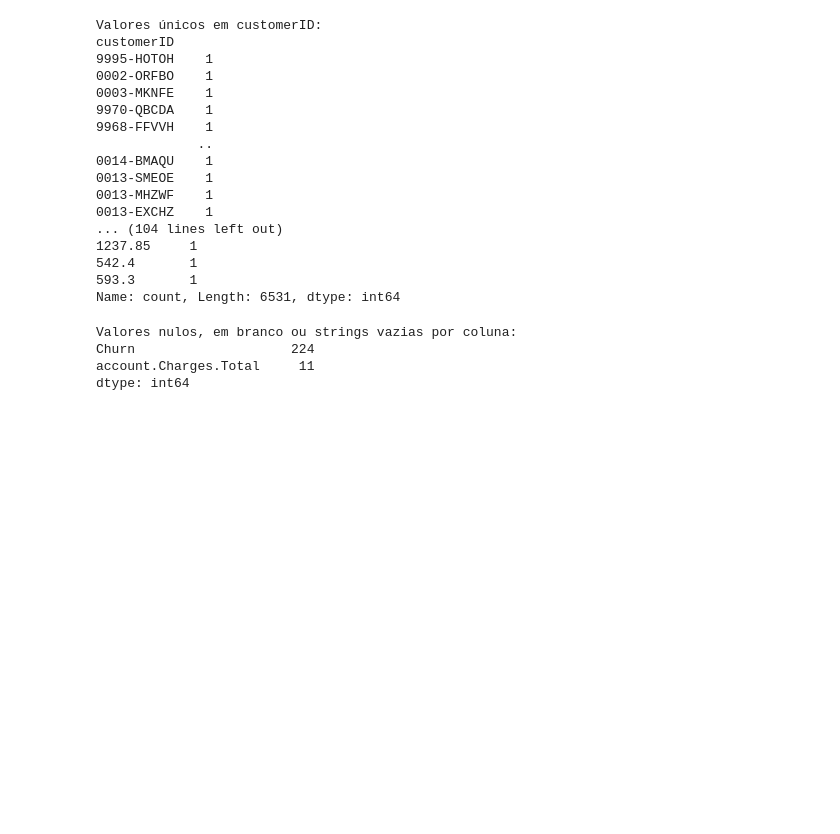
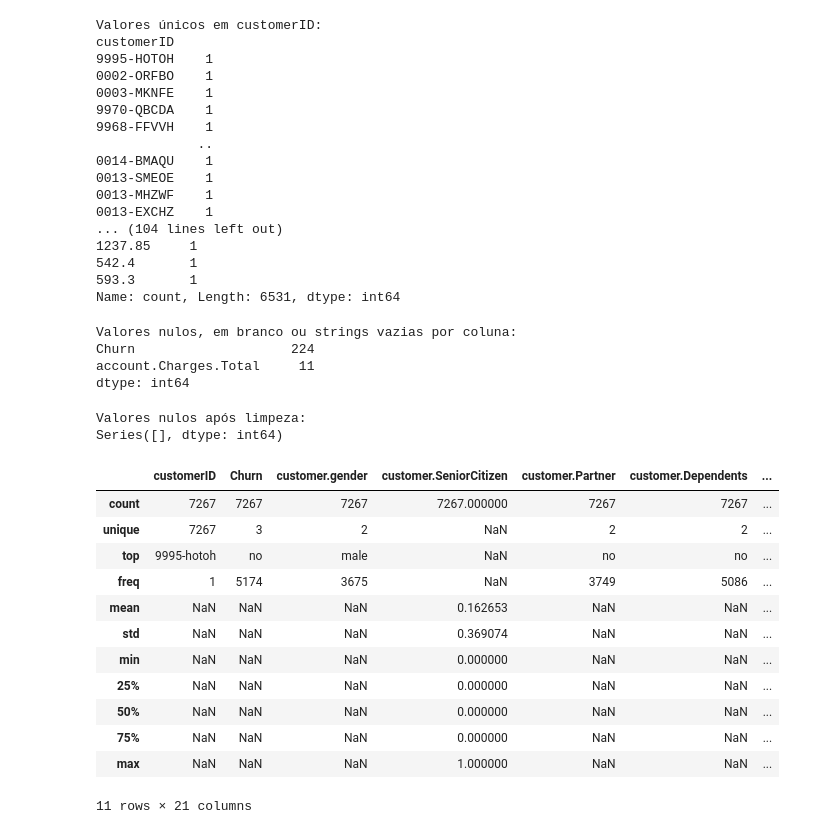
Before and after one commit to DuillesAD/Challenge-Telecon-X-analise-de-dados, a Jupyter notebook: Challenge_Telecon_X_analise_de_dados.ipynb, the cells around one changed output. Drawn from its saved outputs; the diff is of its cells as text; code cells hidden in the pictures; blank space fills up the shorter version.

```diff
--- a/Challenge_Telecon_X_analise_de_dados.ipynb
+++ b/Challenge_Telecon_X_analise_de_dados.ipynb
@@ -105,3 +105,37 @@ Valores nulos, em branco ou strings vazias por coluna:
 Churn                    224
 account.Charges.Total     11
 dtype: int64
+# %%
+# Remover linhas duplicadas
+df = df.drop_duplicates()
+# %%
+# identificar e substituir strings vazias por NaN
+df.replace(r"^\s*$", np.nan, regex=True, inplace=True)
+# %%
+# Padronizar textos (remover espaços e colocar em minúsculo) em colunas de texto
+coluna_texto = df.select_dtypes(include=['object', 'category']).columns
+for col in coluna_texto:
+    df[col] = df[col].astype(str).str.strip().str.lower()
+# %%
+# Verificar novamente os nulos após limpeza de strings
+print("Valores nulos após limpeza:")
+print(df.isnull().sum()[df.isnull().sum() > 0])
+# %% [output]
+Valores nulos após limpeza:
+Series([], dtype: int64)
+# %%
+df.describe(include='all')
+# %% [output]
+|  | customerID | Churn | customer.gender | customer.SeniorCitizen | customer.Partner | customer.Dependents | ... |
+| count | 7267 | 7267 | 7267 | 7267.000000 | 7267 | 7267 | ... |
+| unique | 7267 | 3 | 2 | NaN | 2 | 2 | ... |
+| top | 9995-hotoh | no | male | NaN | no | no | ... |
+| freq | 1 | 5174 | 3675 | NaN | 3749 | 5086 | ... |
+| mean | NaN | NaN | NaN | 0.162653 | NaN | NaN | ... |
+| std | NaN | NaN | NaN | 0.369074 | NaN | NaN | ... |
+| min | NaN | NaN | NaN | 0.000000 | NaN | NaN | ... |
+| 25% | NaN | NaN | NaN | 0.000000 | NaN | NaN | ... |
+| 50% | NaN | NaN | NaN | 0.000000 | NaN | NaN | ... |
+| 75% | NaN | NaN | NaN | 0.000000 | NaN | NaN | ... |
+| max | NaN | NaN | NaN | 1.000000 | NaN | NaN | ... |
+11 rows × 21 columns
```
Also changed, not shown: parts of 1 cell of this notebook.
